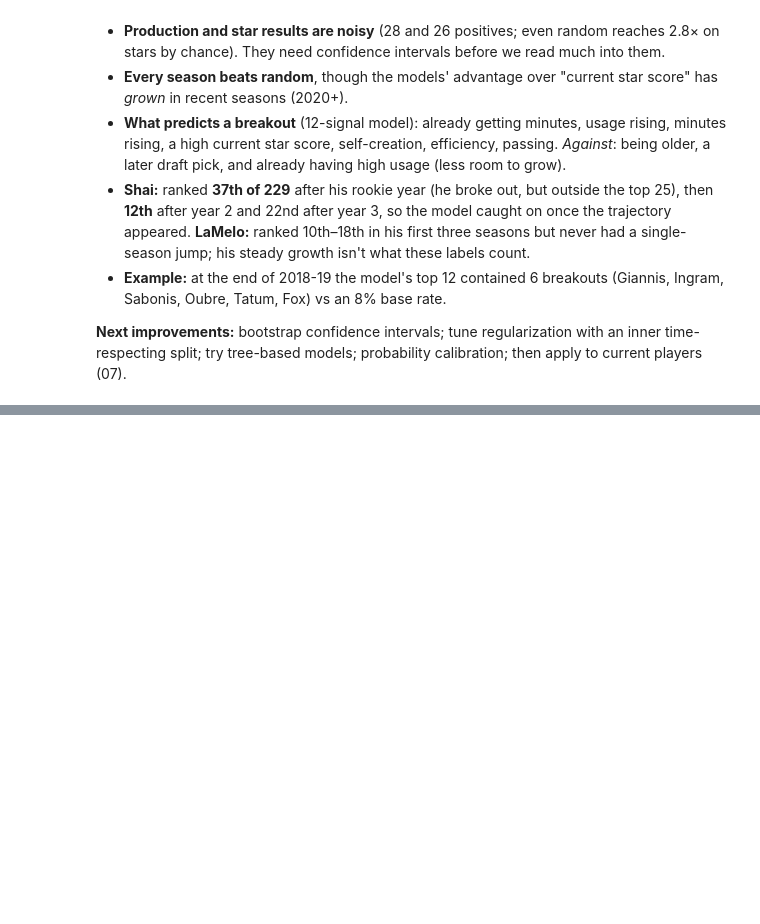
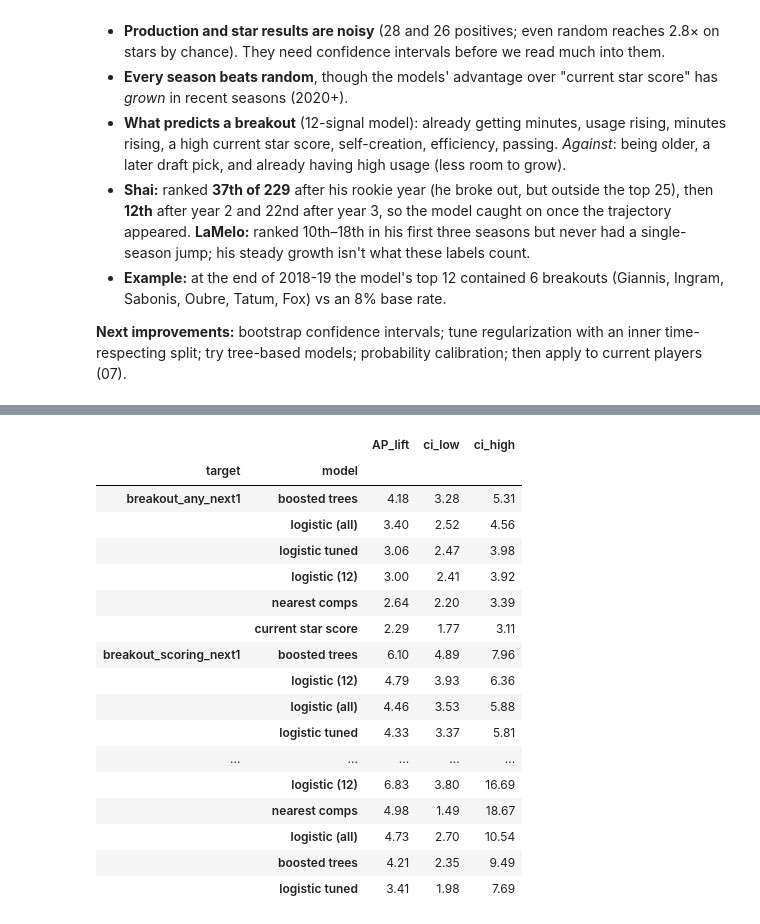
Before and after one commit to dan-j-e/unicorn-hunting, a Jupyter notebook: notebooks/06_breakout_backtest.ipynb, the cells around one changed output, grey strips where cells are left out. Cells and saved outputs as stored; diff of their text form; code cells hidden in the pictures; blank space fills up the shorter version.

```diff
--- a/notebooks/06_breakout_backtest.ipynb
+++ b/notebooks/06_breakout_backtest.ipynb
@@ -266,0 +274,32 @@ dtype: float64
+# %%
+from sklearn.metrics import brier_score_loss
+from unicorn.backtest import NearestComps, TunedLogistic, boosted_trees, bootstrap_ap
+
+MODELS_B = {"current star score": MODELS["current star score"], "logistic (12)": SmallLogistic,
+            "logistic (all)": logistic_model, "logistic tuned": TunedLogistic,
+            "boosted trees": boosted_trees, "nearest comps": NearestComps}
+preds_b, boot, draws = {}, {}, {}
+for target in ["breakout_any_next1", "breakout_scoring_next1", "star_season_next3"]:
+    h, pop, first, last = TARGETS[target]
+    preds_b[target] = walk_forward(lab, target, h, pop, first, last, MODELS_B, FEATURES)
+    boot[target], draws[target] = bootstrap_ap(preds_b[target], n_boot=500, return_draws=True)
+pd.concat(boot, names=["target", "model"]).round(2)
+# %% [output]
+|  |  | AP_lift | ci_low | ci_high |
+| target | model |  |  |  |
+| breakout_any_next1 | boosted trees | 4.18 | 3.28 | 5.31 |
+|  | logistic (all) | 3.40 | 2.52 | 4.56 |
+|  | logistic tuned | 3.06 | 2.47 | 3.98 |
+|  | logistic (12) | 3.00 | 2.41 | 3.92 |
+|  | nearest comps | 2.64 | 2.20 | 3.39 |
+|  | current star score | 2.29 | 1.77 | 3.11 |
+| breakout_scoring_next1 | boosted trees | 6.10 | 4.89 | 7.96 |
+|  | logistic (12) | 4.79 | 3.93 | 6.36 |
+|  | logistic (all) | 4.46 | 3.53 | 5.88 |
+|  | logistic tuned | 4.33 | 3.37 | 5.81 |
+| ... | ... | ... | ... | ... |
+|  | logistic (12) | 6.83 | 3.80 | 16.69 |
+|  | nearest comps | 4.98 | 1.49 | 18.67 |
+|  | logistic (all) | 4.73 | 2.70 | 10.54 |
+|  | boosted trees | 4.21 | 2.35 | 9.49 |
+|  | logistic tuned | 3.41 | 1.98 | 7.69 |
```
Also changed, not shown: parts of 7 cells of this notebook, 4 other files.
